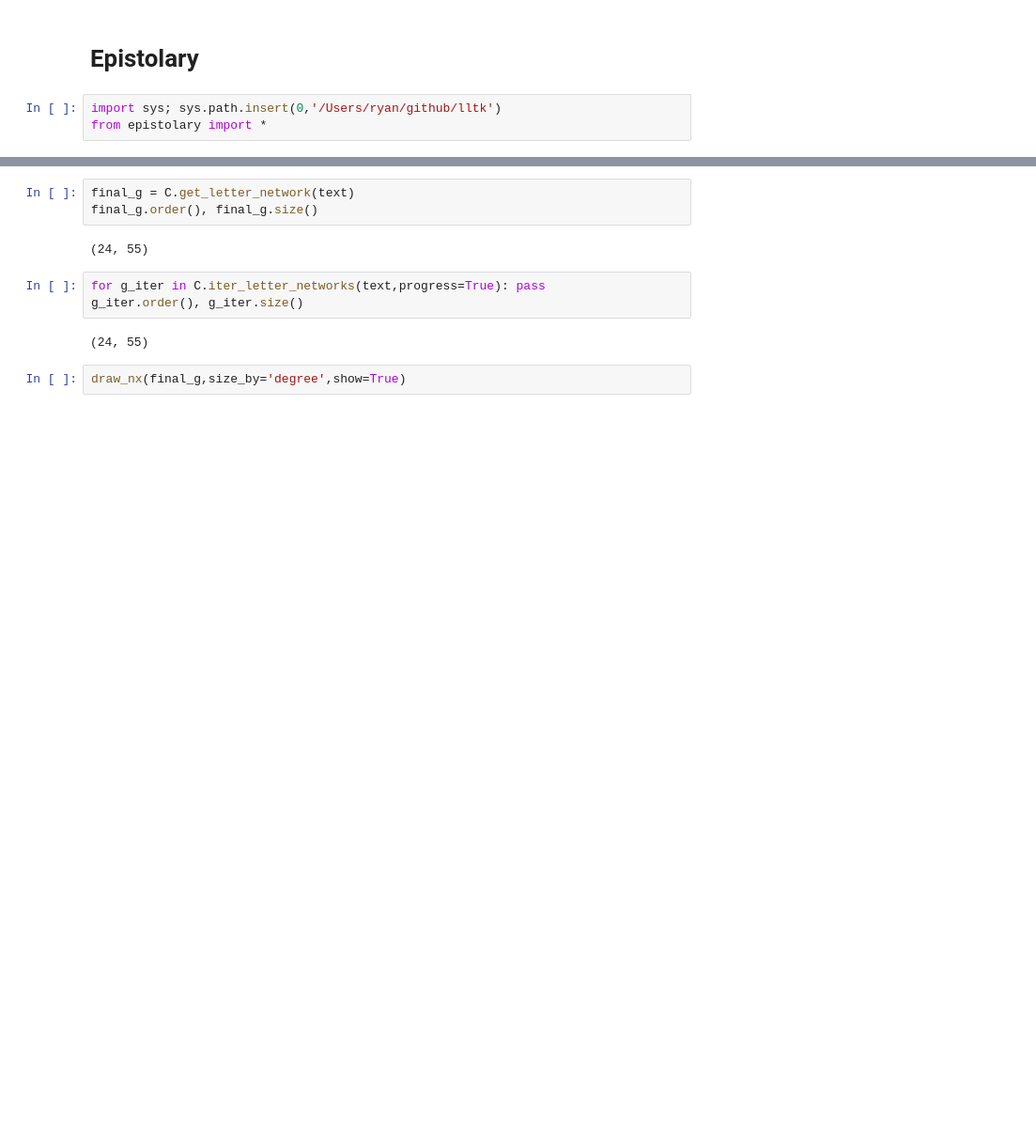
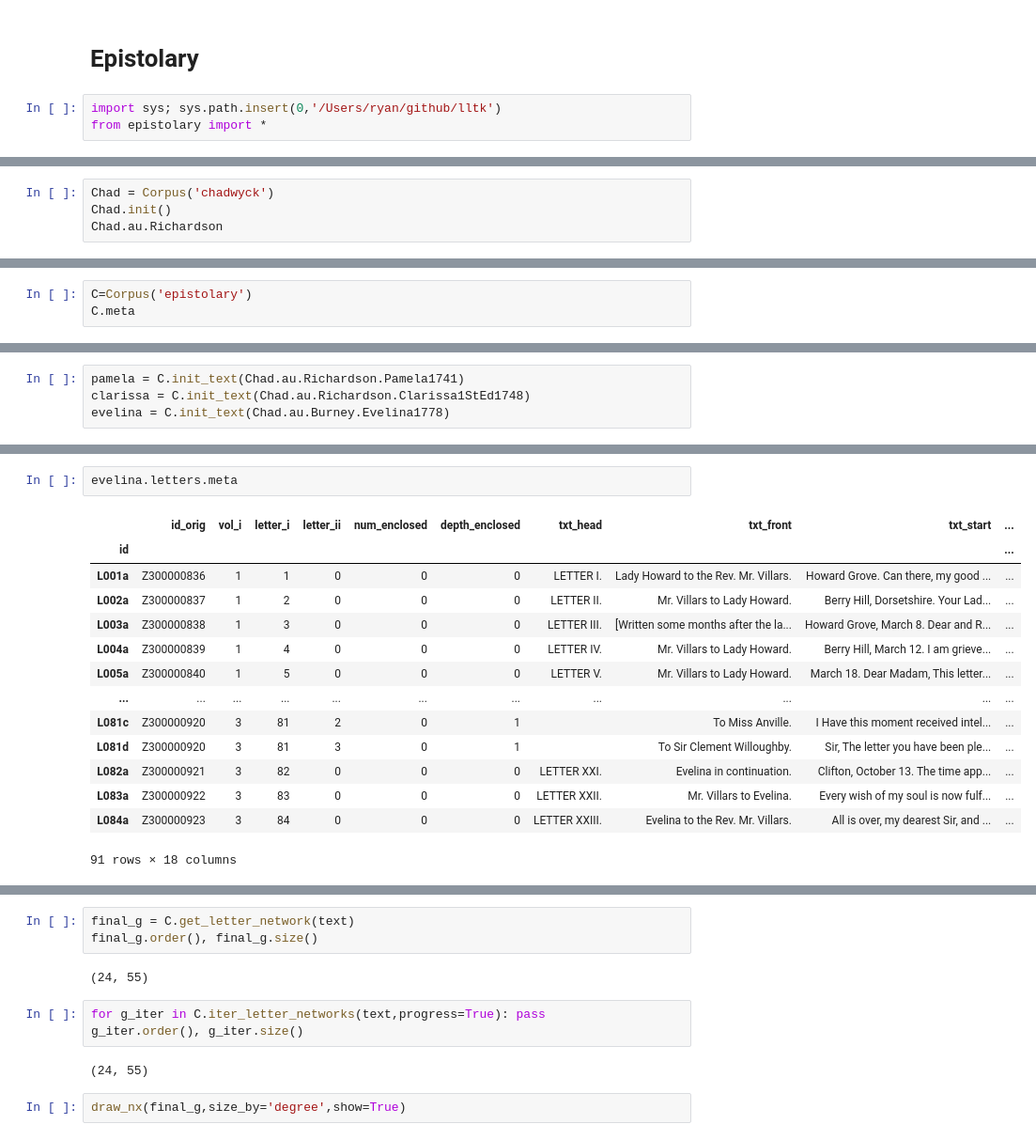
Before and after one commit to quadrismegistus/lltk, a Jupyter notebook: lltk/corpus/epistolary/test_networks.ipynb, the cells around one changed output, grey strips where cells are left out. Shown at 94% size. Cells and saved outputs as stored; diff of their text form; blank space fills up the shorter version.

```diff
--- a/lltk/corpus/epistolary/test_networks.ipynb
+++ b/lltk/corpus/epistolary/test_networks.ipynb
@@ -16,0 +6,4 @@ Richardson, Samuel, 1689-1761, _Clarissa (1st ed.) (1748)_ (1748.0) [Chadwyck: E
+# %%
+Chad = Corpus('chadwyck')
+Chad.init()
+Chad.au.Richardson
@@ -16,0 +13,3 @@ Richardson, Samuel, 1689-1761, _Clarissa (1st ed.) (1748)_ (1748.0) [Chadwyck: E
+# %%
+C=Corpus('epistolary')
+C.meta
@@ -16,0 +21,4 @@ Richardson, Samuel, 1689-1761, _Clarissa (1st ed.) (1748)_ (1748.0) [Chadwyck: E
+# %%
+pamela = C.init_text(Chad.au.Richardson.Pamela1741)
+clarissa = C.init_text(Chad.au.Richardson.Clarissa1StEd1748)
+evelina = C.init_text(Chad.au.Burney.Evelina1778)
@@ -16,0 +34,17 @@ Richardson, Samuel, 1689-1761, _Clarissa (1st ed.) (1748)_ (1748.0) [Chadwyck: E
+# %%
+evelina.letters.meta
+# %% [output]
+|  | id_orig | vol_i | letter_i | letter_ii | num_enclosed | depth_enclosed | txt_head | txt_front | txt_start | ... |
+| id |  |  |  |  |  |  |  |  |  | ... |
+| L001a | Z300000836 | 1 | 1 | 0 | 0 | 0 | LETTER I. | Lady Howard to the Rev. Mr. Villars. | Howard Grove. Can there, my good ... | ... |
+| L002a | Z300000837 | 1 | 2 | 0 | 0 | 0 | LETTER II. | Mr. Villars to Lady Howard. | Berry Hill, Dorsetshire. Your Lad... | ... |
+| L003a | Z300000838 | 1 | 3 | 0 | 0 | 0 | LETTER III. | [Written some months after the la... | Howard Grove, March 8. Dear and R... | ... |
+| L004a | Z300000839 | 1 | 4 | 0 | 0 | 0 | LETTER IV. | Mr. Villars to Lady Howard. | Berry Hill, March 12. I am grieve... | ... |
+| L005a | Z300000840 | 1 | 5 | 0 | 0 | 0 | LETTER V. | Mr. Villars to Lady Howard. | March 18. Dear Madam, This letter... | ... |
+| ... | ... | ... | ... | ... | ... | ... | ... | ... | ... | ... |
+| L081c | Z300000920 | 3 | 81 | 2 | 0 | 1 |  | To Miss Anville. | I Have this moment received intel... | ... |
+| L081d | Z300000920 | 3 | 81 | 3 | 0 | 1 |  | To Sir Clement Willoughby. | Sir, The letter you have been ple... | ... |
+| L082a | Z300000921 | 3 | 82 | 0 | 0 | 0 | LETTER XXI. | Evelina in continuation. | Clifton, October 13. The time app... | ... |
+| L083a | Z300000922 | 3 | 83 | 0 | 0 | 0 | LETTER XXII. | Mr. Villars to Evelina. | Every wish of my soul is now fulf... | ... |
+| L084a | Z300000923 | 3 | 84 | 0 | 0 | 0 | LETTER XXIII. | Evelina to the Rev. Mr. Villars. | All is over, my dearest Sir, and ... | ... |
+91 rows × 18 columns
```
Also changed, not shown: parts of 19 cells of this notebook, 5 other files.
